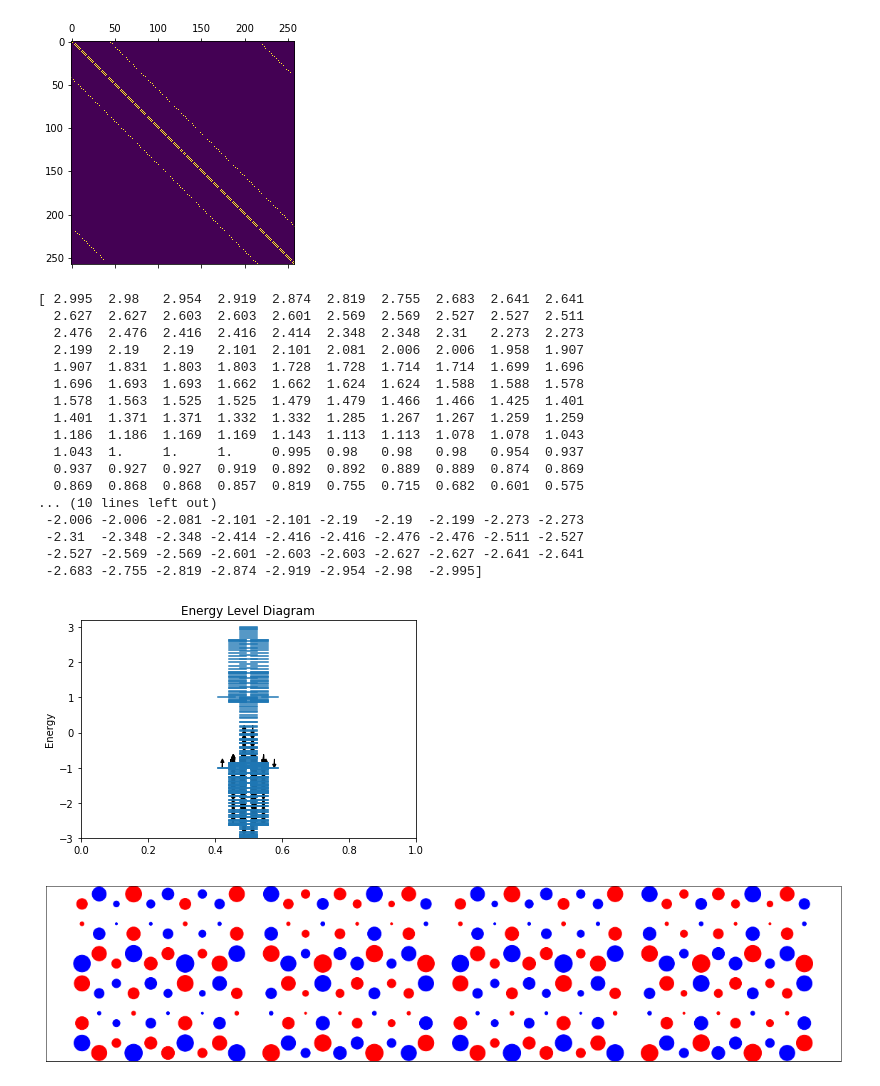
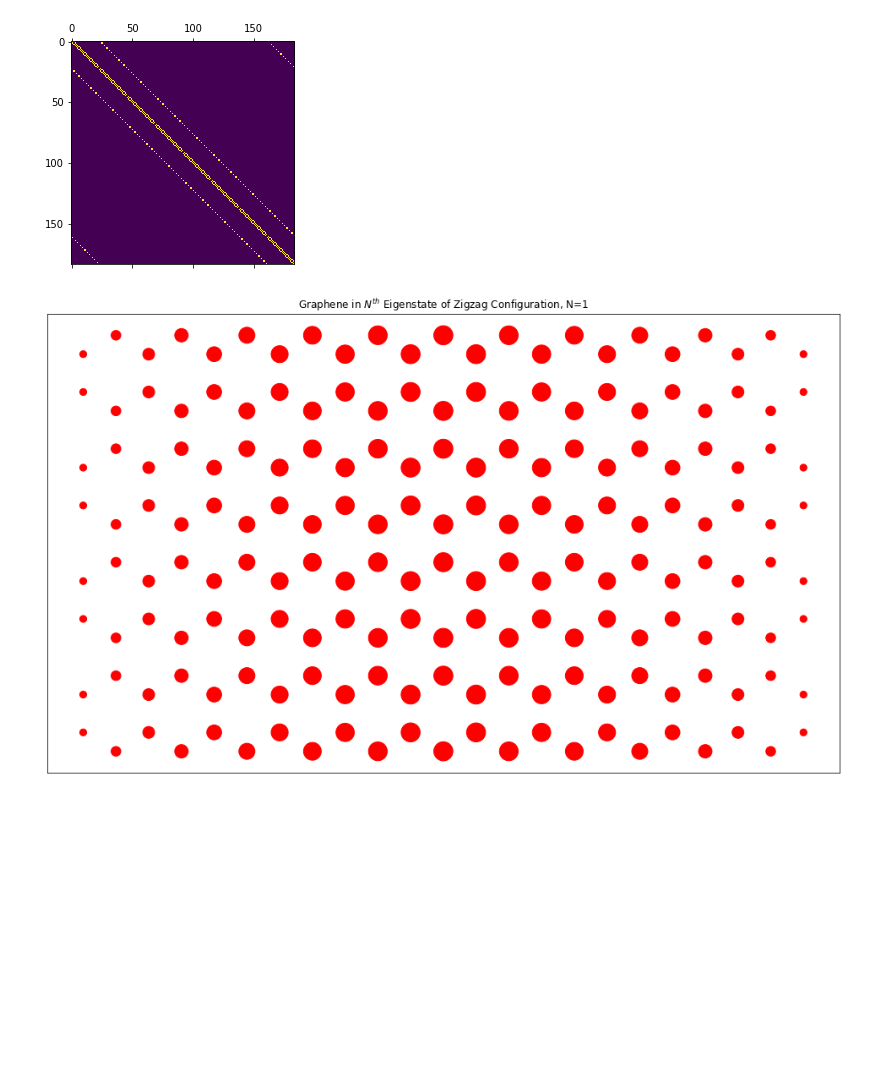
Before and after one commit to bzager/MO_Theory, a Jupyter notebook: MO_Theory.ipynb, the cells around one changed output. Drawn from its saved outputs; the diff is of its cells as text; code cells hidden in the pictures; blank space fills up the shorter version.

Commit message:
organized plotting

```diff
--- a/MO_Theory.ipynb
+++ b/MO_Theory.ipynb
@@ -245,6 +298,7 @@ def connect(n1,n2,adjMat):
     adjMat[n1,n2] = 1
     return
 
+#
 def constructZigzag(rows,cols):
     adjMat = np.zeros([rows*cols,rows*cols])
 
@@ -262,7 +316,7 @@ def constructZigzag(rows,cols):
 
     return adjMat
 
-
+#
 def constructArmchair(rows,cols):
     adjMat = np.zeros([rows*cols,rows*cols])
 
@@ -282,7 +336,7 @@ def constructArmchair(rows,cols):
 
     return adjMat
 
-
+#
 def constructAdj(rows,cols):
     if rows > cols:
         adjMat = constructZigzag(rows,cols)
@@ -290,12 +344,12 @@ def constructAdj(rows,cols):
         adjMat = constructArmchair(rows,cols)
     return adjMat
 
+zig = 7  # layers of hexagons connected on flat edge
+arm = 11 # layers of hexagons connected in "armchair" pattern
+name = "graphene"+str(zig)+"x"+str(arm)
 
-zig = 5  # layers of hexagons connected on flat edge
-arm = 21 # layers of hexagons connected in "armchair" pattern
-
-# for zigzag configuration, use arm >> zig
-# for armchair configuration, use zig >> arm
+# for zigzag configuration, use arm > zig
+# for armchair configuration, use zig > arm
 
 # Consider square lattice from "stretched" hex lattice
 rows = zig+1  # number of rows in "stretched" square lattice
@@ -309,31 +363,12 @@ graph = constructAdj(rows,cols)
 plt.matshow(graph)
 plt.show()
 # %% [output]
-[figure, old version]
+[figure, new version]
 # %%
 # Calculate eigenvalues/eigenvectors of graphene
 
 evalsGraph,evecsGraph = getEigs(graph)
-energies,occu = energyLevel(evalsGraph,Ne)
+energies,occu = energyLevel(evalsGraph,Ne,name)
-# %% [output]
-[ 2.995  2.98   2.954  2.919  2.874  2.819  2.755  2.683  2.641  2.641
-  2.627  2.627  2.603  2.603  2.601  2.569  2.569  2.527  2.527  2.511
-  2.476  2.476  2.416  2.416  2.414  2.348  2.348  2.31   2.273  2.273
-  2.199  2.19   2.19   2.101  2.101  2.081  2.006  2.006  1.958  1.907
-  1.907  1.831  1.803  1.803  1.728  1.728  1.714  1.714  1.699  1.696
-  1.696  1.693  1.693  1.662  1.662  1.624  1.624  1.588  1.588  1.578
-  1.578  1.563  1.525  1.525  1.479  1.479  1.466  1.466  1.425  1.401
-  1.401  1.371  1.371  1.332  1.332  1.285  1.267  1.267  1.259  1.259
-  1.186  1.186  1.169  1.169  1.143  1.113  1.113  1.078  1.078  1.043
-  1.043  1.     1.     1.     0.995  0.98   0.98   0.98   0.954  0.937
-  0.937  0.927  0.927  0.919  0.892  0.892  0.889  0.889  0.874  0.869
-  0.869  0.868  0.868  0.857  0.819  0.755  0.715  0.682  0.601  0.575
-... (10 lines left out)
- -2.006 -2.006 -2.081 -2.101 -2.101 -2.19  -2.19  -2.199 -2.273 -2.273
- -2.31  -2.348 -2.348 -2.414 -2.416 -2.416 -2.476 -2.476 -2.511 -2.527
- -2.527 -2.569 -2.569 -2.601 -2.603 -2.603 -2.627 -2.627 -2.641 -2.641
- -2.683 -2.755 -2.819 -2.874 -2.919 -2.954 -2.98  -2.995]
-[figure, removed]
 # %%
 # drawing graphene lattice
 
@@ -342,14 +377,14 @@ def getCoords(rows,cols):
     coords = np.zeros([rows*cols,2])
     bl = 1 # arbitrary bond length
     phi = np.pi / 6 #
-    dx = bl*np.cos(phi) #
-    dy = bl*np.sin(phi) # alternating increment in y direction along each row
+    dx = bl*np.cos(phi) # increment in x direction along a row
+    dy = bl*np.sin(phi) # alternating +/- increment in y direction along each row
 
-    # for even row, initial y, y0_j = y0_j-1 - (bl + 2*dy)
-    # for odd row, initial y, y0_j = y0_j-1 - bl
+    # for even row j, initial y, y0_j = y0_j-1 - (bl + 2*dy)
+    # for odd row j, initial y, y0_j = y0_j-1 - bl
     # dy follows the pattern:
-    #     i%2 == j%2 -> +dy
-    #     i%2 != j%2 -> -dy
+    #     if i%2 == j%2 -> +dy
+    #     if i%2 != j%2 -> -dy
 
     for j in range(rows):
         x = 0 # each row starts at x=0
@@ -371,47 +406,41 @@ def getCoords(rows,cols):
 
     return coords
 
-# calculate distance between 2 atoms
-def dist(n1,n2,coords):
-    x1,y1 = coords[n1,:]
-    x2,y2 = coords[n2,:]
 
-    return np.sqrt((x1-x2)**2 + (y1-y2)**2)
-
-# finds the coordinates of each atom connect to a given atom
-def getClosest(n,coords,adj):
-    #print(coords[adj[n,:],:])
-
-    return
-
+# set colors for plotting
+# color p for positive, color n for negative
 def getColors(v,p,n):
     colors = []
     for i in range(v.size):
         if v[i] > 0:
             colors.append(p)
         else:
             colors.append(n)
     return colors
 
 
 coords = getCoords(rows,cols)
-level = 200
+level = 1 # select energy level
 weights = 5000*np.abs(evecsGraph[:,level-1])
 
 p = 'b' # color mapped to positive values
 n = 'r' # color mapped to negative values
 colors = getColors(evecsGraph[:,level-1],p,n)
 
 plt.figure(figsize=(20,10))
 
-if zig < arm:
+if zig < arm: # zigzag configuration
     plt.scatter(coords[:,0],coords[:,1],s=weights,c=colors)
-else:
-    plt.scatter(coords[:,1],coords[:,0],s=weights,c=color)
+    config = "Zigzag"
+else: # armchair configuration
+    plt.scatter(coords[:,1],coords[:,0],s=weights,c=colors)
+    config = "Armchair"
 
 plt.axes().set_aspect('equal')
 plt.gca().get_xaxis().set_visible(False)
 plt.gca().get_yaxis().set_visible(False)
+plt.title(r"Graphene in $N^{th}$ Eigenstate of "+config+" Configuration, N="+str(level))
+plt.savefig("figures/"+name+"N="+str(level)+".png")
 plt.show()
 # %% [output]
-[figure, old version]
+[figure, new version]
```
Also changed, not shown: parts of 9 cells of this notebook, 10 other files.
